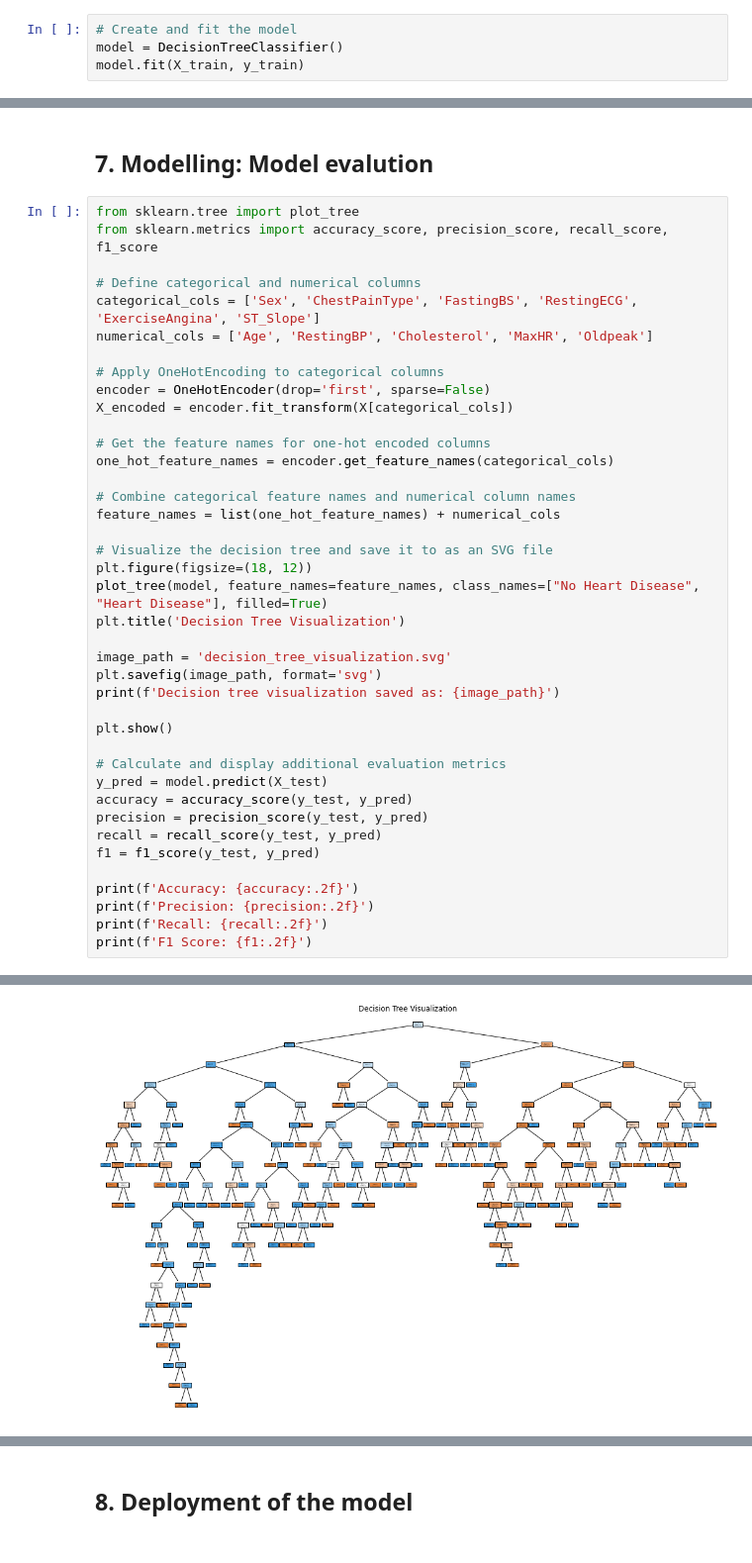
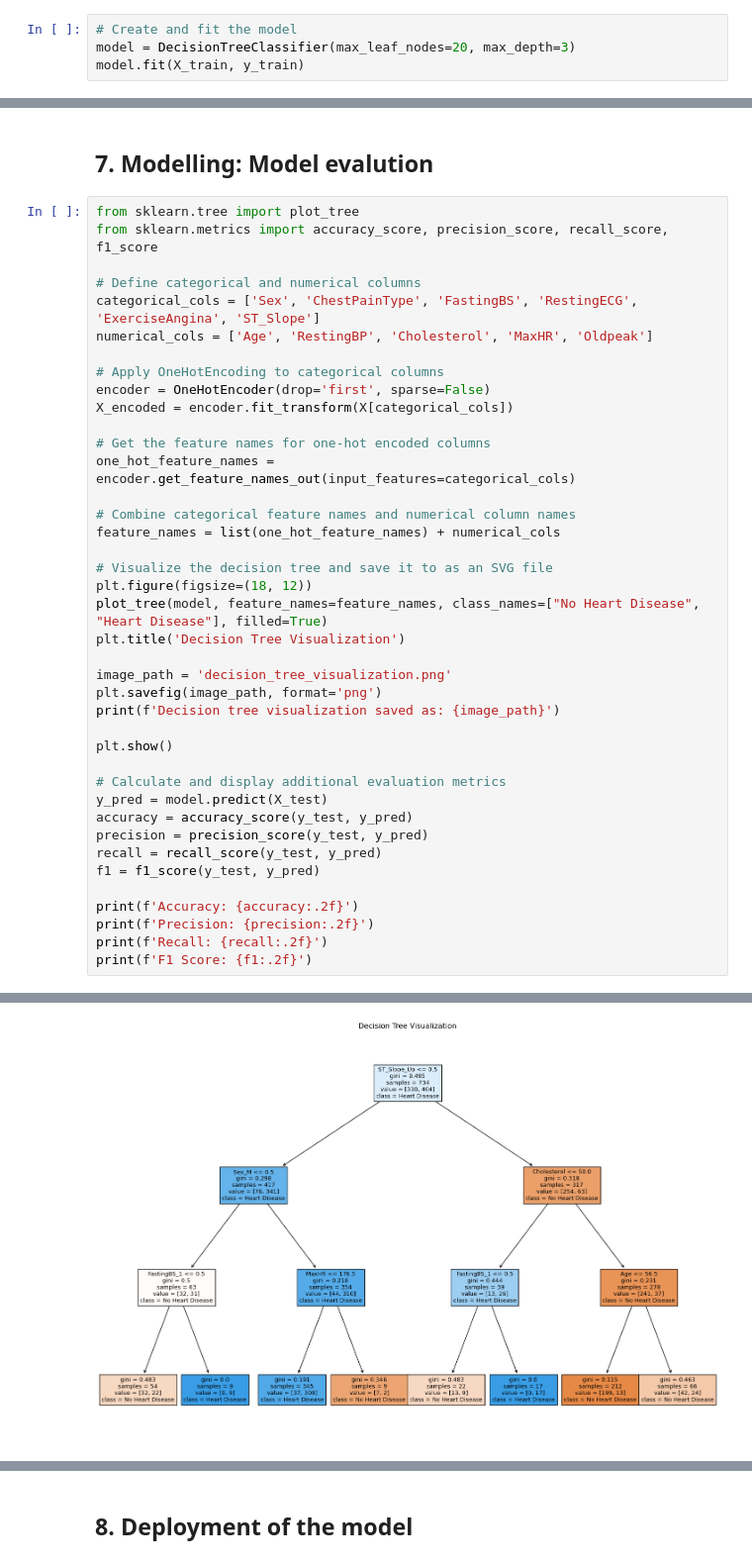
Before and after one commit to mennojak/HCAID, a Jupyter notebook: arteryalert/home/notebooks/Heart_disease_classifier_notebook.ipynb, the cells around one changed output, grey strips where cells are left out. Shown at 99% size. Cells and saved outputs as stored; diff of their text form.

Commit message:
ML model update

```diff
--- a/arteryalert/home/notebooks/Heart_disease_classifier_notebook.ipynb
+++ b/arteryalert/home/notebooks/Heart_disease_classifier_notebook.ipynb
@@ -173,6 +170,6 @@ For our model we chose not to remove any of the present features.
 We have chosen binary tree classification for our model to prioritize explainability in predicting cardiovascular risk. Explainability is crucial in this context because it empowers individuals to understand how and why a particular risk assessment was made. This transparency not only fosters trust in the model's predictions but also enables individuals to take informed actions to manage their cardiovascular health more effectively.
 # %%
 # Create and fit the model
-model = DecisionTreeClassifier()
+model = DecisionTreeClassifier(max_leaf_nodes=20, max_depth=3)
 model.fit(X_train, y_train)
 # %% [output]
@@ -192,7 +189,7 @@ encoder = OneHotEncoder(drop='first', sparse=False)
 X_encoded = encoder.fit_transform(X[categorical_cols])
 
 # Get the feature names for one-hot encoded columns
-one_hot_feature_names = encoder.get_feature_names(categorical_cols)
+one_hot_feature_names = encoder.get_feature_names_out(input_features=categorical_cols)
 
 # Combine categorical feature names and numerical column names
 feature_names = list(one_hot_feature_names) + numerical_cols
@@ -202,8 +199,8 @@ plt.figure(figsize=(18, 12))
 plot_tree(model, feature_names=feature_names, class_names=["No Heart Disease", "Heart Disease"], filled=True)
 plt.title('Decision Tree Visualization')
 
-image_path = 'decision_tree_visualization.svg'
-plt.savefig(image_path, format='svg')
+image_path = 'decision_tree_visualization.png'
+plt.savefig(image_path, format='png')
 print(f'Decision tree visualization saved as: {image_path}')
 
 plt.show()
@@ -224 +221 @@ Decision tree visualization saved as: decision_tree_visualization.svg
-[figure, old version]
+[figure, new version]
```
Also changed, not shown: parts of 8 cells of this notebook, 3 other files.
